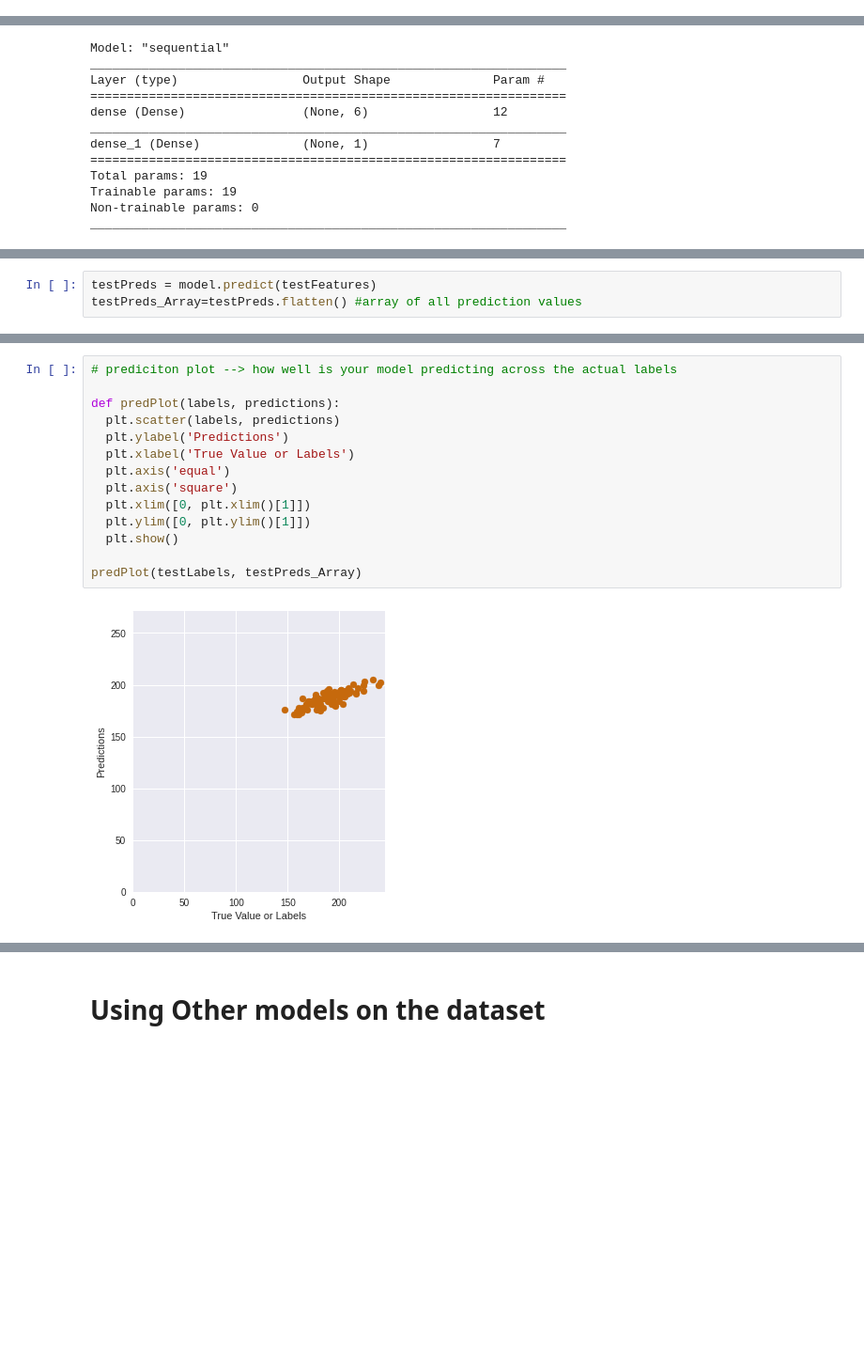
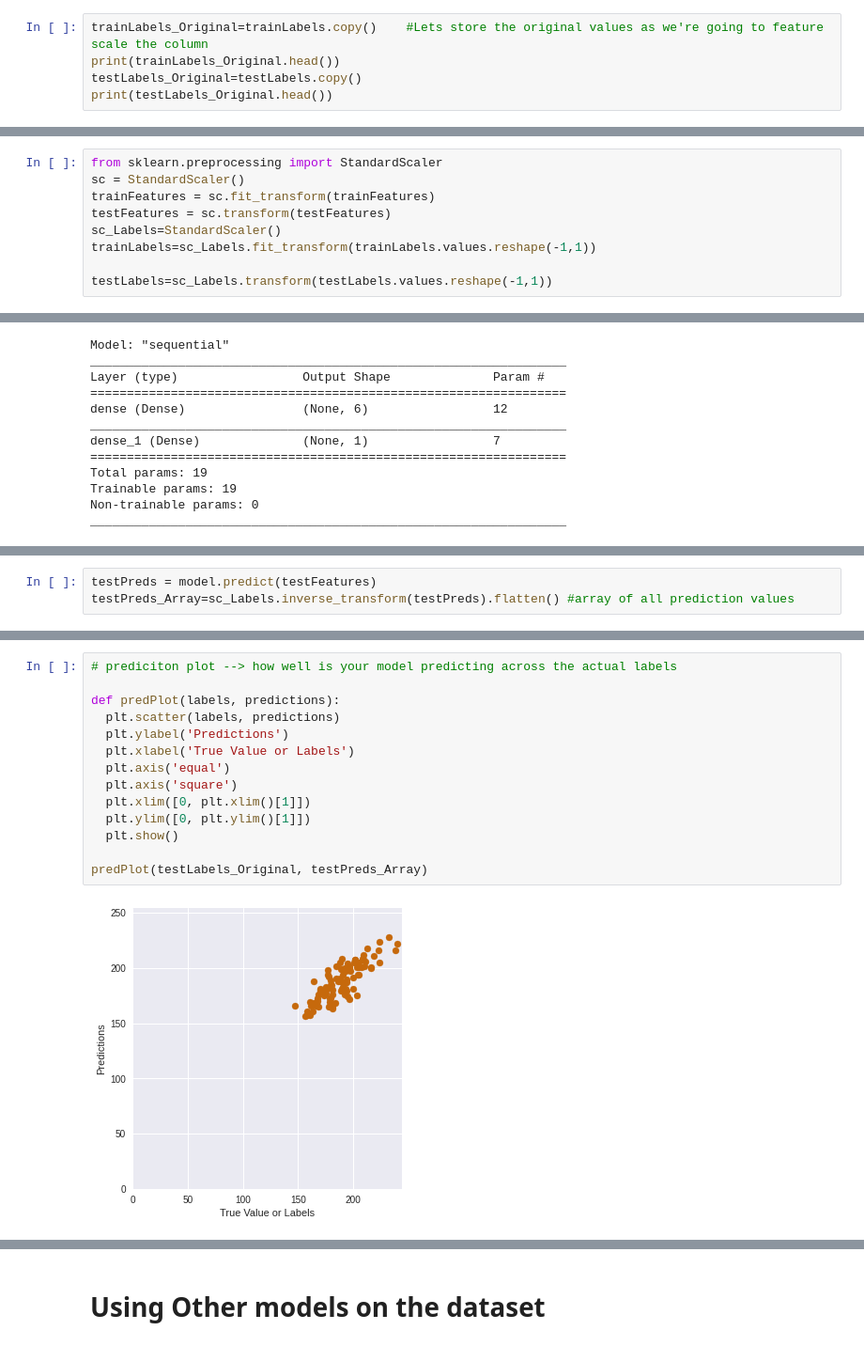
Before and after one commit to SaiVamshiKatkuri/MLnow_2.0, a Jupyter notebook: 3_2_Univariate.ipynb, the cells around one changed output, grey strips where cells are left out. Shown at 94% size. Cells and saved outputs as stored; diff of their text form; blank space fills up the shorter version.

```diff
--- a/3_2_Univariate.ipynb
+++ b/3_2_Univariate.ipynb
@@ -250,3 +250,8 @@ min      135.655876
 75%      199.938897
 max      241.893563
 Name: Weight, dtype: float64
+# %%
+trainLabels_Original=trainLabels.copy()    #Lets store the original values as we're going to feature scale the column
+print(trainLabels_Original.head())
+testLabels_Original=testLabels.copy()
+print(testLabels_Original.head())
@@ -253,3 +273,12 @@ Name: Weight, dtype: float64
+# %%
+from sklearn.preprocessing import StandardScaler
+sc = StandardScaler()
+trainFeatures = sc.fit_transform(trainFeatures)
+testFeatures = sc.transform(testFeatures)
+sc_Labels=StandardScaler()
+trainLabels=sc_Labels.fit_transform(trainLabels.values.reshape(-1,1))
+
+testLabels=sc_Labels.transform(testLabels.values.reshape(-1,1))
 # %% [markdown]
 ### Training a Perceptron
 # %%
@@ -331,6 +356,6 @@ array([[208.8998]], dtype=float32)
 # %%
 testPreds = model.predict(testFeatures)
-testPreds_Array=testPreds.flatten() #array of all prediction values
+testPreds_Array=sc_Labels.inverse_transform(testPreds).flatten() #array of all prediction values
 # %%
 print(len(testPreds_Array))
 print(testPreds_Array)
@@ -354,19 +379,19 @@ print(testPreds_Array)
 # %%
 # prediciton plot --> how well is your model predicting across the actual labels
 
 def predPlot(labels, predictions):
   plt.scatter(labels, predictions)
   plt.ylabel('Predictions')
   plt.xlabel('True Value or Labels')
   plt.axis('equal')
   plt.axis('square')
   plt.xlim([0, plt.xlim()[1]])
   plt.ylim([0, plt.ylim()[1]])
   plt.show()
 
-predPlot(testLabels, testPreds_Array)
+predPlot(testLabels_Original, testPreds_Array)
 # %% [output]
-[figure, old version]
+[figure, new version]
 # %%
 
 #error plot --> gaussian distribution
```
Also changed, not shown: parts of 15 cells of this notebook.
